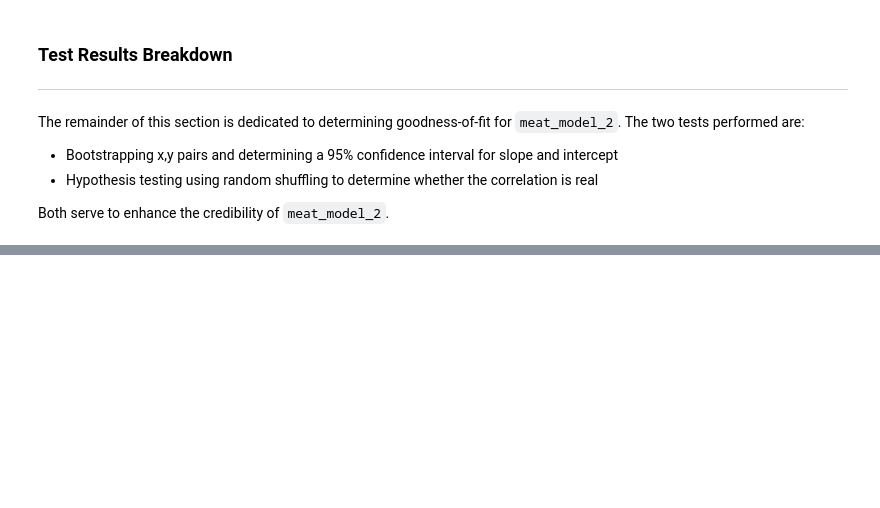
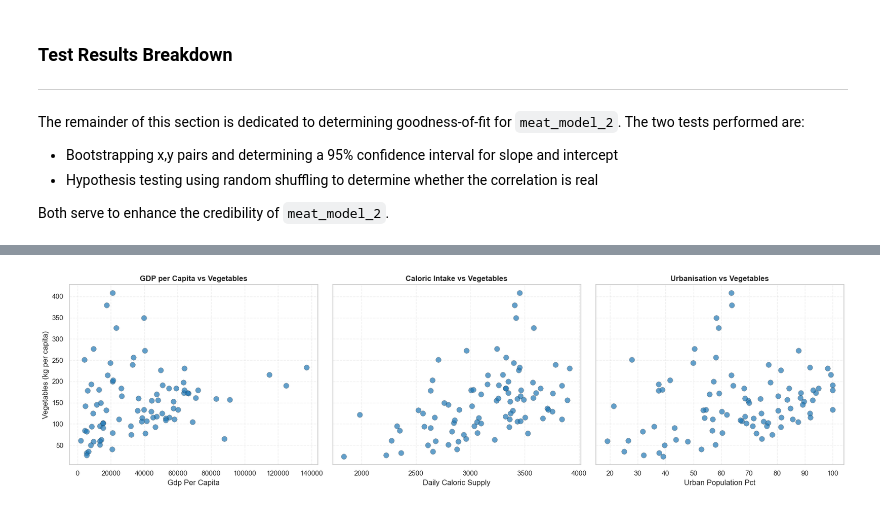
Before and after one commit to Tako870/tddm-ca, a Jupyter notebook: CA.ipynb, the cells around one changed output, grey strips where cells are left out. Drawn from its saved outputs; the diff is of its cells as text; code cells hidden in the pictures; blank space fills up the shorter version.

```diff
--- a/CA.ipynb
+++ b/CA.ipynb
@@ -1028,0 +883,37 @@ Intercept from OLS = 24.5372
+# %%
+# Draw scatterplots of GDP/Caloric/Urbanisation against veg
+
+merged_df = pd.read_csv("datasets/merged_meat_fruit_veg_caloric_urban.csv")
+
+GDP = merged_df['GDP_per_capita']
+veg = merged_df['Vegetables_kg_per_capita']
+urbanisation = merged_df['Urban_population_pct']
+caloric_intake = merged_df['Daily_caloric_supply']
+
+sns.set_theme(style="whitegrid")
+
+fig, axes = plt.subplots(1, 3, figsize=(18, 5), sharey=True)
+
+pairs = [
+    (GDP,            veg, "GDP per Capita vs Vegetables"),
+    (caloric_intake, veg, "Caloric Intake vs Vegetables"),
+    (urbanisation,   veg, "Urbanisation vs Vegetables"),
+]
+
+for ax, (x, y, title) in zip(axes, pairs):
+    sns.scatterplot(
+        x=x, y=y,
+        s=70, alpha=0.7,
+        edgecolor='k', linewidth=0.3,
+        color='tab:blue',  # single color
+        ax=ax
+    )
+    ax.set_title(title, fontsize=12, fontweight='bold')
+    ax.set_xlabel(x.name.replace('_', ' ').title())
+    ax.set_ylabel("Vegetables (kg per capita)" if ax is axes[0] else "")
+    ax.grid(True, linestyle='--', alpha=0.3)
+
+plt.tight_layout()
+plt.show()
+# %% [output]
+[figure, added]
```
Also changed, not shown: parts of 26 cells of this notebook, 2 other files.
